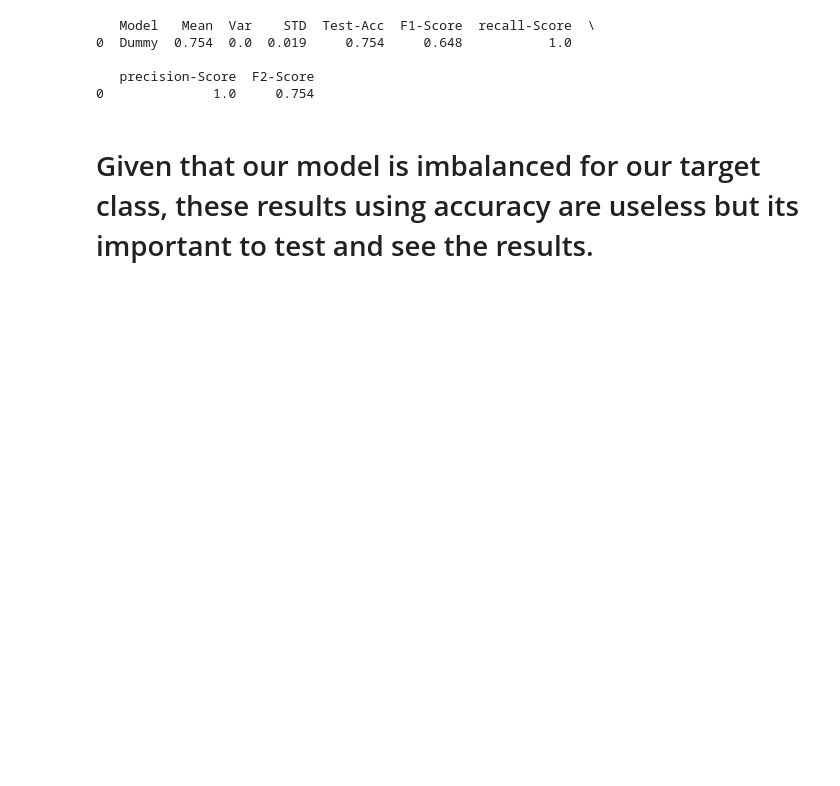
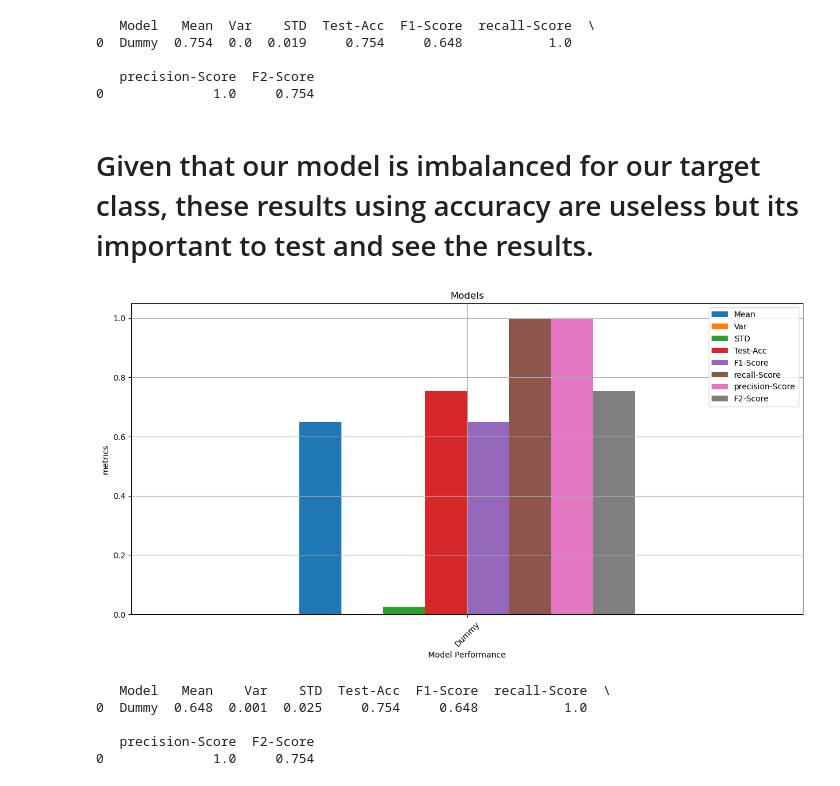
Before and after one commit to MaukanMir/Parkinsons-Classification-Analysis, a Jupyter notebook: training.ipynb, the cells around one changed output. Drawn from its saved outputs; the diff is of its cells as text; code cells hidden in the pictures; blank space fills up the shorter version.

Commit message:
tested dummy model

```diff
--- a/training.ipynb
+++ b/training.ipynb
@@ -310,3 +312,12 @@ test_selected_models(model_names, models, X, y, acc_metric)
 0              1.0     0.754
 # %% [markdown]
 # Given that our model is imbalanced for our target class, these results using accuracy are useless but its important to test and see the results.
+# %%
+test_selected_models(model_names, models, X, y, f1_metric)
+# %% [output]
+[figure, added]
+   Model   Mean    Var    STD  Test-Acc  F1-Score  recall-Score  \
+0  Dummy  0.648  0.001  0.025     0.754     0.648           1.0
+
+   precision-Score  F2-Score
+0              1.0     0.754
```
Also changed, not shown: parts of 3 cells of this notebook.
